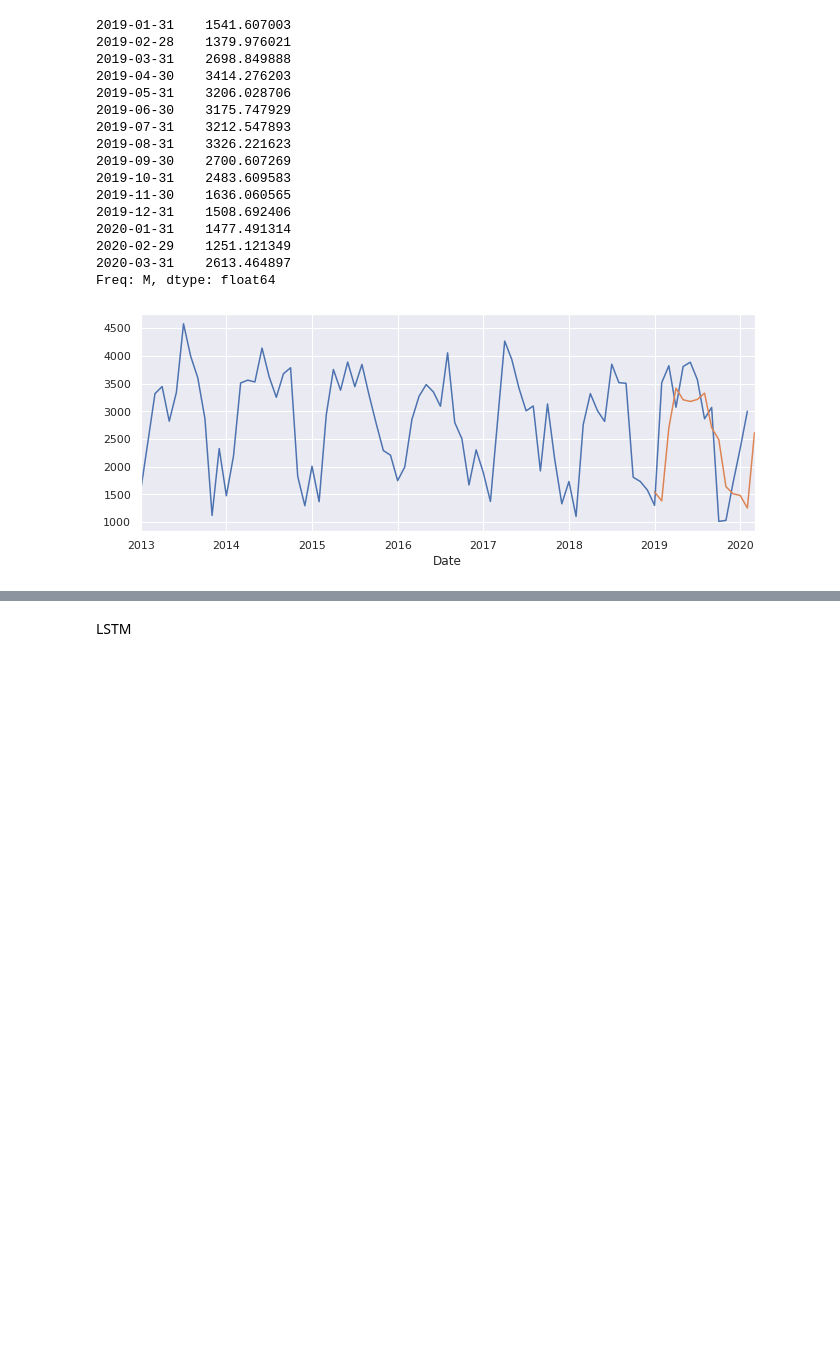
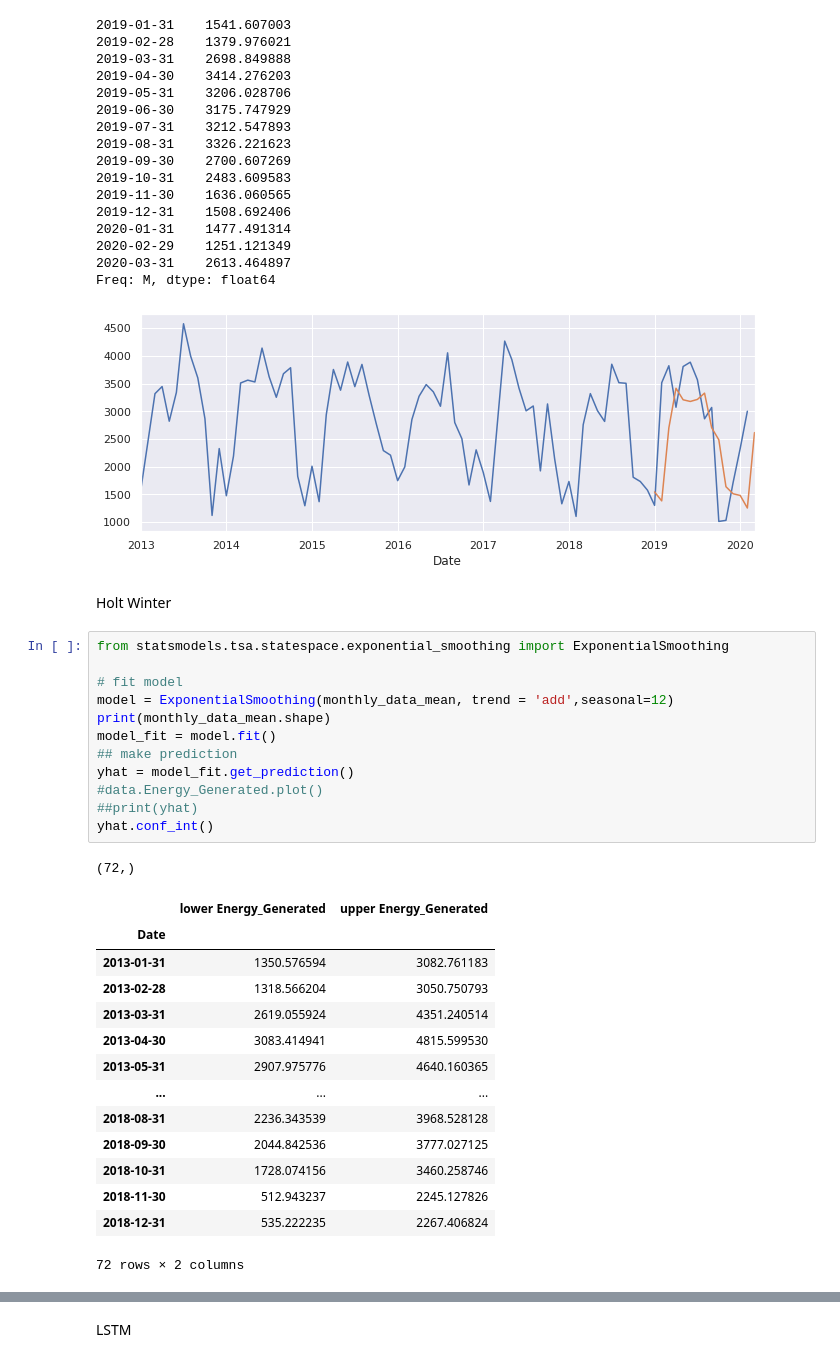
Before and after one commit to pixel-ports/PV_prod_predic, a Jupyter notebook: MODEL_PREDIC_BENCHMARK/PV_Prediction.ipynb, the cells around one changed output, grey strips where cells are left out. Saved outputs shown, nothing was run; the diff lists cells and outputs as text; blank space fills up the shorter version.

Commit message:
add holt winter

```diff
--- a/MODEL_PREDIC_BENCHMARK/PV_Prediction.ipynb
+++ b/MODEL_PREDIC_BENCHMARK/PV_Prediction.ipynb
@@ -277,3 +277,33 @@ print(forecast_values)
 2020-03-31    2613.464897
 Freq: M, dtype: float64
 [figure]
+# %% [markdown]
+Holt Winter
+# %%
+from statsmodels.tsa.statespace.exponential_smoothing import ExponentialSmoothing
+
+# fit model
+model = ExponentialSmoothing(monthly_data_mean, trend = 'add',seasonal=12)
+print(monthly_data_mean.shape)
+model_fit = model.fit()
+## make prediction
+yhat = model_fit.get_prediction()
+#data.Energy_Generated.plot()
+##print(yhat)
+yhat.conf_int()
+# %% [output]
+(72,)
+|  | lower Energy_Generated | upper Energy_Generated |
+| Date |  |  |
+| 2013-01-31 | 1350.576594 | 3082.761183 |
+| 2013-02-28 | 1318.566204 | 3050.750793 |
+| 2013-03-31 | 2619.055924 | 4351.240514 |
+| 2013-04-30 | 3083.414941 | 4815.599530 |
+| 2013-05-31 | 2907.975776 | 4640.160365 |
+| ... | ... | ... |
+| 2018-08-31 | 2236.343539 | 3968.528128 |
+| 2018-09-30 | 2044.842536 | 3777.027125 |
+| 2018-10-31 | 1728.074156 | 3460.258746 |
+| 2018-11-30 | 512.943237 | 2245.127826 |
+| 2018-12-31 | 535.222235 | 2267.406824 |
+72 rows × 2 columns
```
Also changed, not shown: parts of 1 cell of this notebook.
